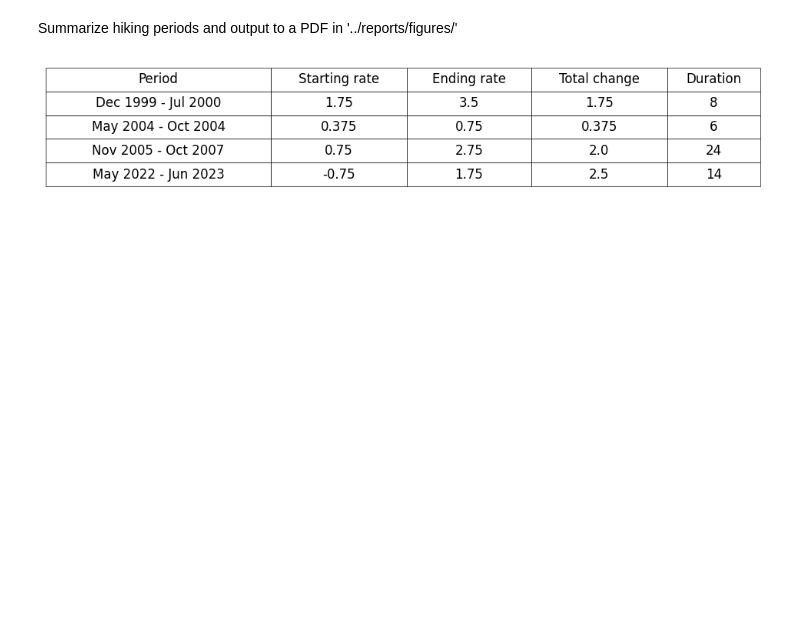
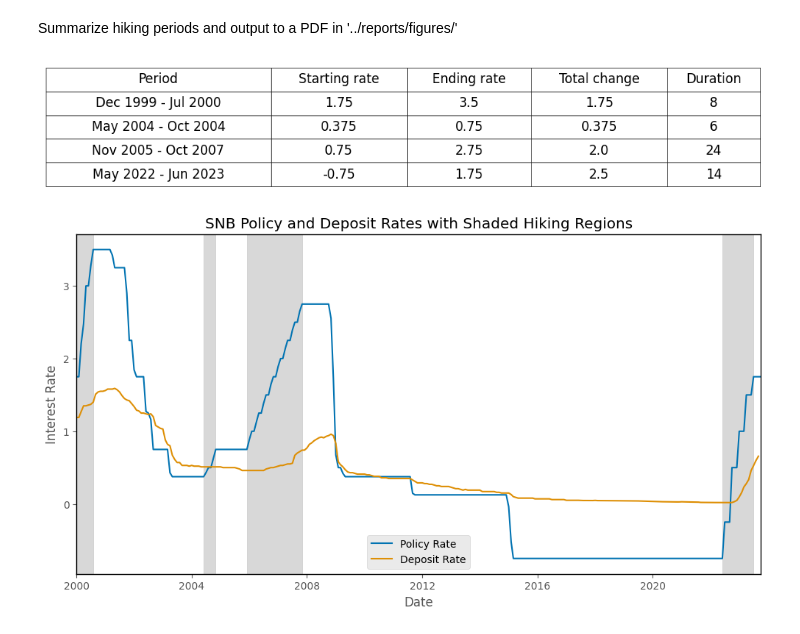
Before and after one commit to Butch78/Bank-Size-Central-Bank-Sensitivity, a Jupyter notebook: notebooks/snb-data-processing.ipynb, the cells around one changed output. Cells and saved outputs as stored; diff of their text form; code cells hidden in the pictures; blank space fills up the shorter version.

```diff
--- a/notebooks/snb-data-processing.ipynb
+++ b/notebooks/snb-data-processing.ipynb
@@ -483,3 +500,62 @@ plt.savefig(pdf_filename, bbox_inches='tight')
 plt.show()
 # %% [output]
 [figure]
+# %%
+import pandas as pd
+import matplotlib.pyplot as plt
+import seaborn as sns  # For color-blind friendly palette
+import os
+
+# Assuming you have 'SNB_data' and 'hiking_regions' dataframes
+
+# Set a color-blind-friendly palette from Seaborn
+colors = sns.color_palette("colorblind")
+
+# Create a white background figure
+plt.figure(figsize=(12, 6), facecolor='white')
+
+# Get the current axes
+ax = plt.gca()
+ax.set_facecolor('white')
+
+# Plot the 'policy' rate and the 'deposit' rate using the color-blind friendly colors
+plt.plot(SNB_data.index, SNB_data['policy'], label='Policy Rate', color=colors[0])
+plt.plot(SNB_data.index, SNB_data['deposit'], label='Deposit Rate', color=colors[1])
+
+# Shade the regions specified in 'hiking_regions'
+for _, row in hiking_regions.iterrows():
+    plt.axvspan(row['start_date'], row['end_date'], color='gray', alpha=0.3)
+
+# Add labels and legend
+plt.xlabel('Date')
+plt.ylabel('Interest Rate')
+plt.title('SNB Policy and Deposit Rates with Shaded Hiking Regions')
+plt.legend()
+
+# Remove the grid
+plt.grid(False)
+
+# Add a black square line around the plot
+for spine in ax.spines.values():
+    spine.set_visible(True)
+    spine.set_color('black')
+    spine.set_linewidth(1)
+
+# Adjust x-axis limits
+data_start_date = SNB_data.index.min()
+data_end_date = SNB_data.index.max()
+ax.set_xlim(data_start_date, data_end_date)
+
+# Check if the directory exists and create it if not
+output_dir = '../reports/figures/'
+if not os.path.exists(output_dir):
+    os.makedirs(output_dir)
+
+# Save the plot as a PDF file in the specified directory
+pdf_file_path = os.path.join(output_dir, 'rates_shaded_SNB.pdf')
+plt.savefig(pdf_file_path, format='pdf', bbox_inches='tight', facecolor='white')
+
+# Show the plot
+plt.show()
+# %% [output]
+[figure, added]
```
Also changed, not shown: parts of 4 cells of this notebook, 4 other files.
